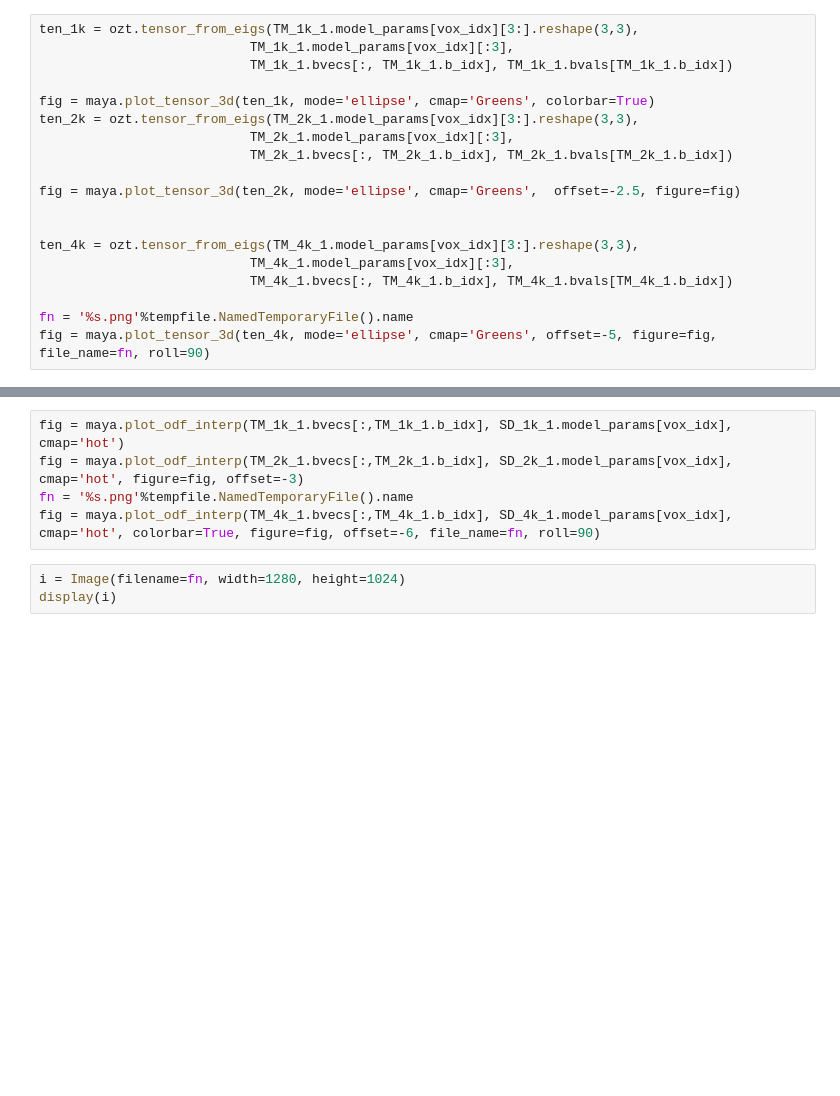
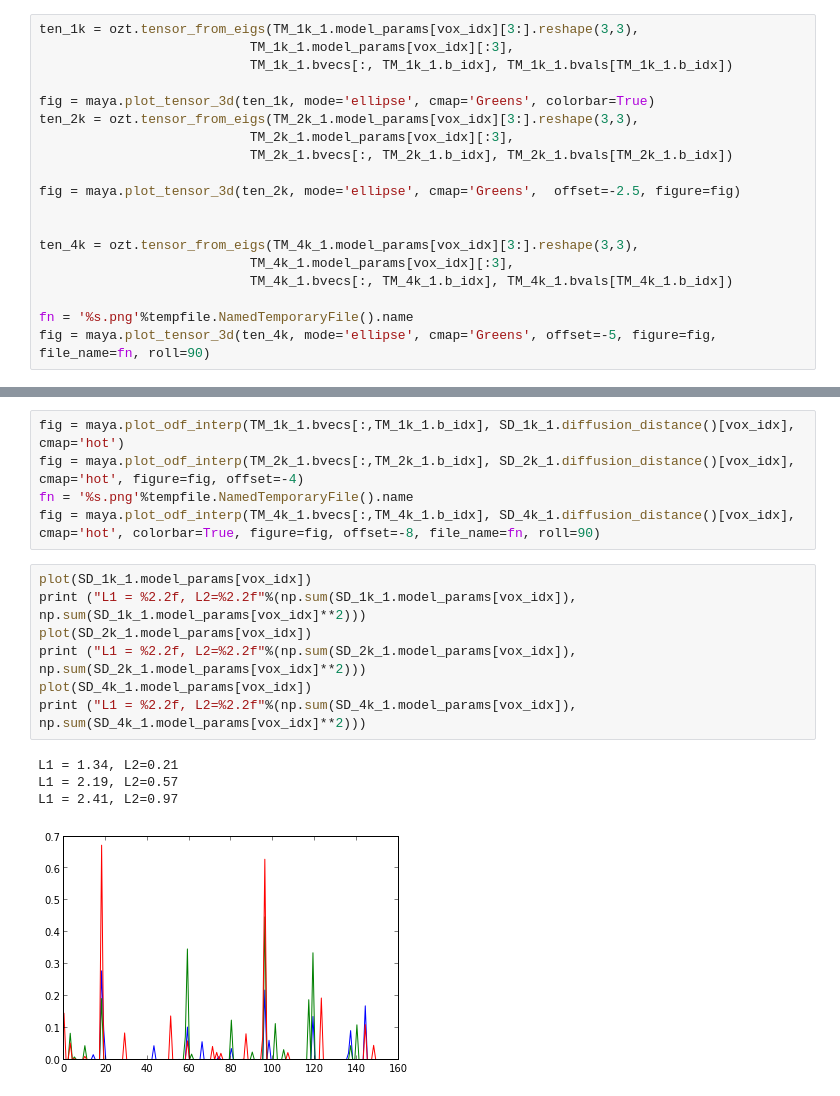
Before and after one commit to arokem/osmosis, a Jupyter notebook: doc/paper_figures/Figure1.ipynb, the cells around one changed output, grey strips where cells are left out. Drawn from its saved outputs; the diff is of its cells as text; blank space fills up the shorter version.

```diff
--- a/doc/paper_figures/Figure1.ipynb
+++ b/doc/paper_figures/Figure1.ipynb
@@ -169,10 +244,19 @@ SD_4k_2 = ssd.SparseDeconvolutionModel(*data_4k_2, mask=mask, solver_params=solv
 # %%
-fig = maya.plot_odf_interp(TM_1k_1.bvecs[:,TM_1k_1.b_idx], SD_1k_1.model_params[vox_idx], cmap='hot')
-fig = maya.plot_odf_interp(TM_2k_1.bvecs[:,TM_2k_1.b_idx], SD_2k_1.model_params[vox_idx], cmap='hot', figure=fig, offset=-3)
+fig = maya.plot_odf_interp(TM_1k_1.bvecs[:,TM_1k_1.b_idx], SD_1k_1.diffusion_distance()[vox_idx], cmap='hot')
+fig = maya.plot_odf_interp(TM_2k_1.bvecs[:,TM_2k_1.b_idx], SD_2k_1.diffusion_distance()[vox_idx], cmap='hot', figure=fig, offset=-4)
 fn = '%s.png'%tempfile.NamedTemporaryFile().name
-fig = maya.plot_odf_interp(TM_4k_1.bvecs[:,TM_4k_1.b_idx], SD_4k_1.model_params[vox_idx], cmap='hot', colorbar=True, figure=fig, offset=-6, file_name=fn, roll=90)
+fig = maya.plot_odf_interp(TM_4k_1.bvecs[:,TM_4k_1.b_idx], SD_4k_1.diffusion_distance()[vox_idx], cmap='hot', colorbar=True, figure=fig, offset=-8, file_name=fn, roll=90)
-# %%
-i = Image(filename=fn, width=1280, height=1024)
-display(i)
+# %%
+plot(SD_1k_1.model_params[vox_idx])
+print ("L1 = %2.2f, L2=%2.2f"%(np.sum(SD_1k_1.model_params[vox_idx]), np.sum(SD_1k_1.model_params[vox_idx]**2)))
+plot(SD_2k_1.model_params[vox_idx])
+print ("L1 = %2.2f, L2=%2.2f"%(np.sum(SD_2k_1.model_params[vox_idx]), np.sum(SD_2k_1.model_params[vox_idx]**2)))
+plot(SD_4k_1.model_params[vox_idx])
+print ("L1 = %2.2f, L2=%2.2f"%(np.sum(SD_4k_1.model_params[vox_idx]), np.sum(SD_4k_1.model_params[vox_idx]**2)))
+# %% [output]
+L1 = 1.34, L2=0.21
+L1 = 2.19, L2=0.57
+L1 = 2.41, L2=0.97
+[figure, added]
 # %%
 import sklearn.linear_model as lm
```
Also changed, not shown: parts of 23 cells of this notebook, 12 other files.
